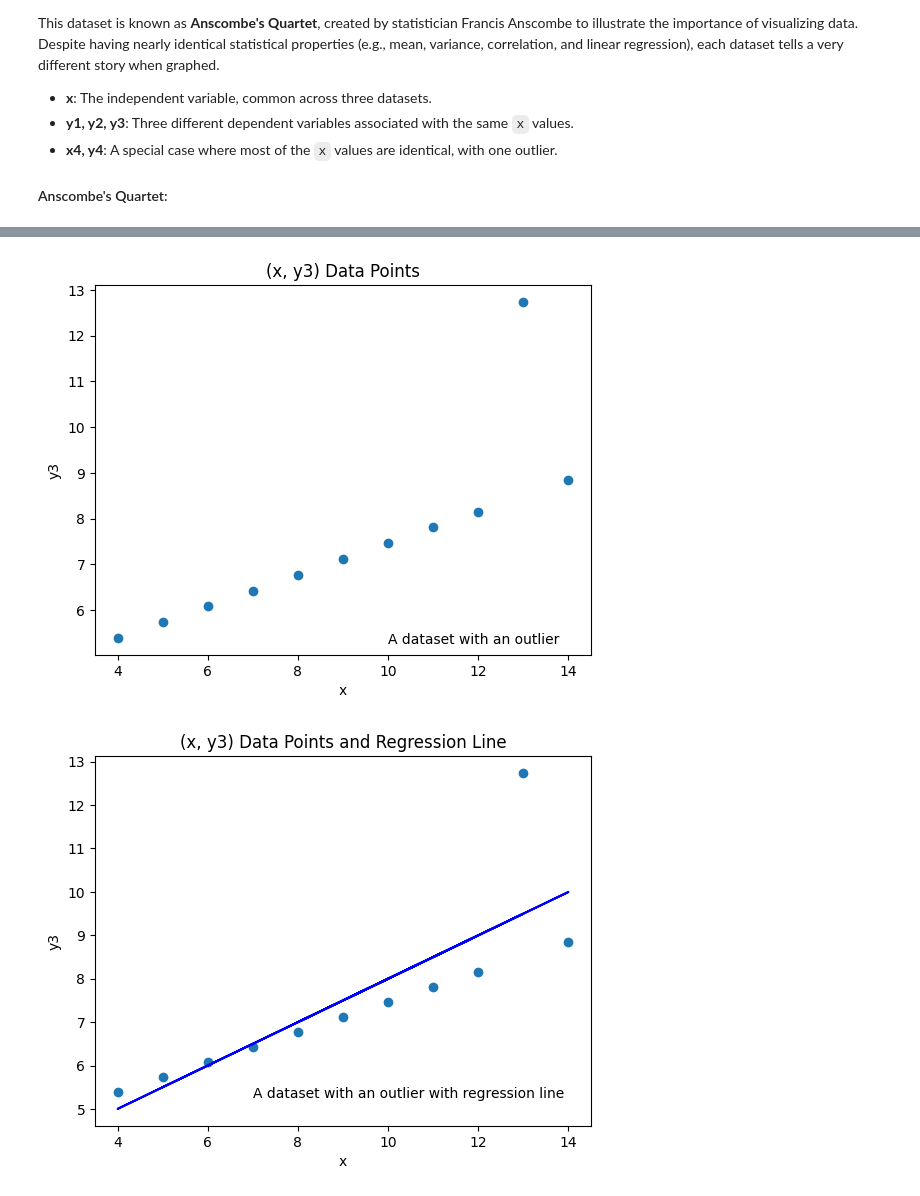
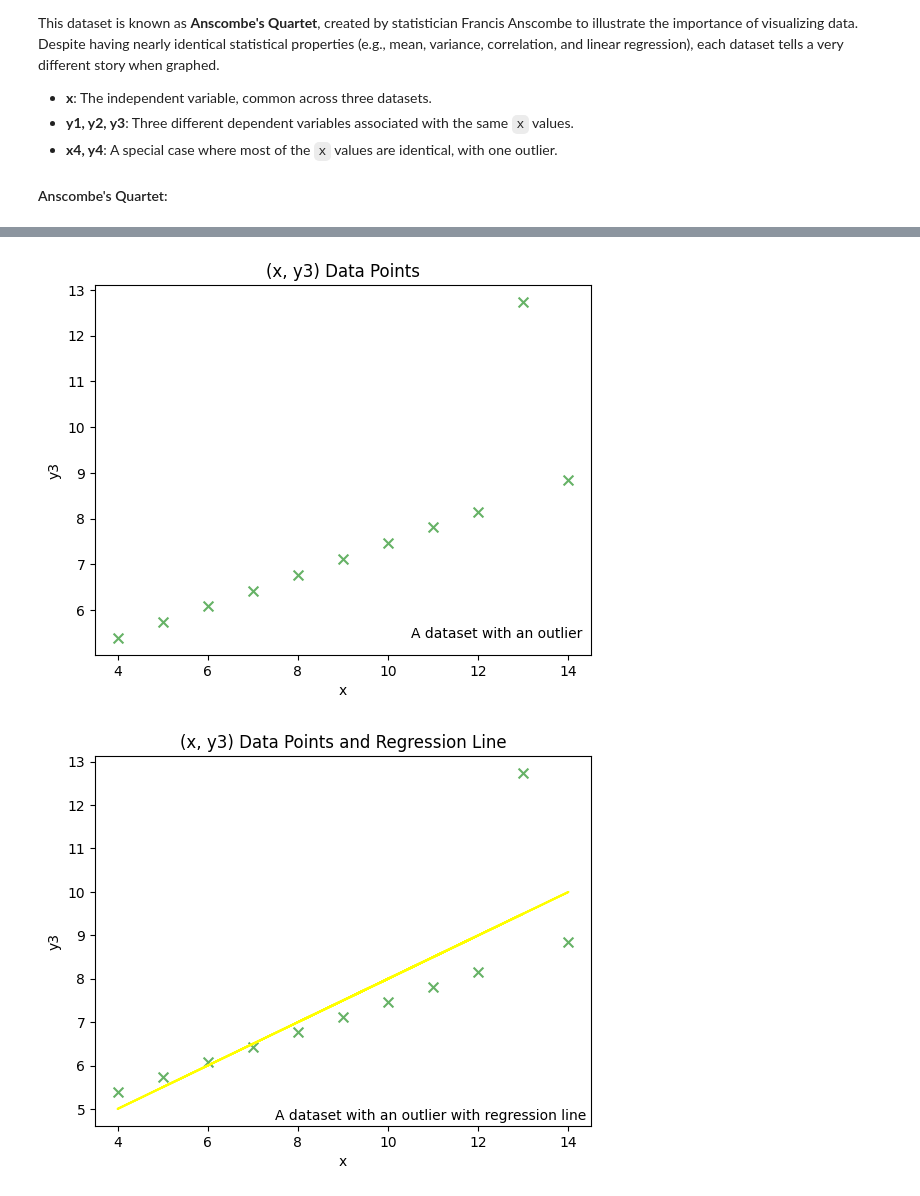
Before and after one commit to kamangirkhan/Data110, a Jupyter notebook: ArashNateghian_data110_week2_sp25.ipynb, the cells around one changed output, grey strips where cells are left out. Saved outputs shown, nothing was run; the diff lists cells and outputs as text; code cells hidden in the pictures.

```diff
--- a/ArashNateghian_data110_week2_sp25.ipynb
+++ b/ArashNateghian_data110_week2_sp25.ipynb
@@ -163,28 +163,28 @@ plt.show()
 # %%
 # Dataset 3: A dataset with an outlier
 
-plt.scatter(x, y3)
+plt.scatter(x, y3, color='Green', marker='x', alpha=0.6, s=50)
 plt.xlabel('x')
 plt.ylabel('y3')
 plt.title('(x, y3) Data Points')
-plt.text(max(x) -4, min(y1) +1, s="A dataset with an outlier")
+plt.text(max(x) -3.5, min(y3), s="A dataset with an outlier")
 plt.show()
 # %% [output]
-[figure, old version]
+[figure, new version]
 # %%
-# Calculate the slope (m) and intercept (b) of the line using np.polyfit
+# A dataset with an outlier with regression line
 m, b = np.polyfit(x, y3, 1)
 regression_line = m * np.array(x) + b
 
-plt.scatter(x, y3)
-plt.plot(x, regression_line,color='blue')
+plt.scatter(x, y3, color='Green', marker='x', alpha=0.6, s=50)
+plt.plot(x, regression_line,color='yellow')
 plt.xlabel('x')
 plt.ylabel('y3')
 plt.title('(x, y3) Data Points and Regression Line')
-plt.text(max(x) -7, min(y1) +1, s="A dataset with an outlier with regression line")
+plt.text(max(x) -6.5, min(y1) +.5, s="A dataset with an outlier with regression line")
 plt.show()
 # %% [output]
-[figure, old version]
+[figure, new version]
 # %%
 # Dataset 4: A vertical pattern caused by a single influential point
 
```
Also changed, not shown: parts of 6 cells of this notebook.
